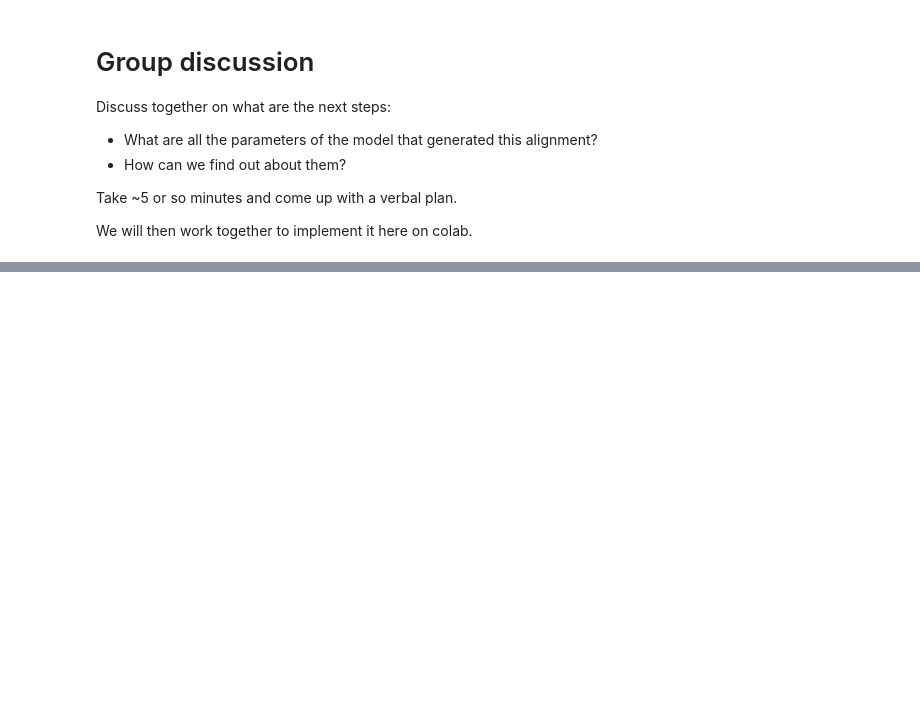
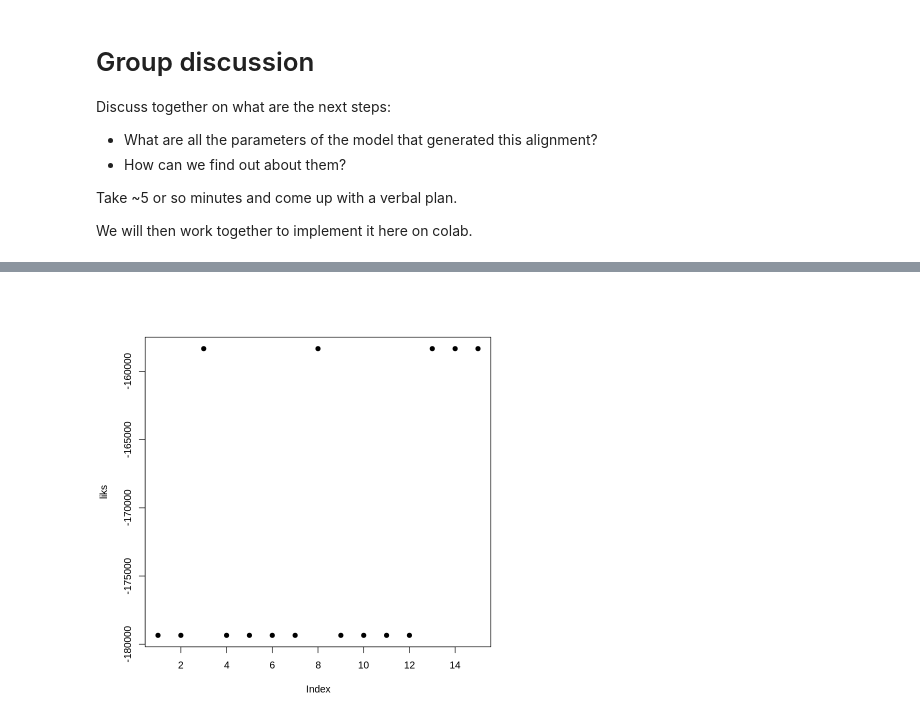
Before and after one commit to kostkalab/mol-evol_notebooks, a Jupyter notebook: lecture_mol_evol_03_22_2023.ipynb, the cells around one changed output, grey strips where cells are left out. Cells and saved outputs as stored; diff of their text form; code cells hidden in the pictures; blank space fills up the shorter version.

```diff
--- a/lecture_mol_evol_03_22_2023.ipynb
+++ b/lecture_mol_evol_03_22_2023.ipynb
@@ -51,0 +94,9 @@ We will then work together to implement it here on colab.
+# %%
+#- for more examples than 4 species
+nt <- sapply(1:15, howmanytrees, labeled = TRUE, rooted = TRUE)
+sapply(nt, function(x) cat(paste0(format(x,digits=16),'\n')))
+
+for(i in 2:15){
+  cat(paste0(i,"\t| ",format(nt[i],digits=16, big.mark=","),'\n'))
+
+}
@@ -51,0 +154,10 @@ We will then work together to implement it here on colab.
+# %%
+library(rphast)
+#- For each topology, fit a model to the tree
+mods <- lapply( seq_len( all_trees |> length()),
+                function(i){
+                  #- write tree into newick format
+                  mtree <- ape::write.tree(all_trees[[i]])
+                  #- fit REV model with maximum likelihood
+                  phyloFit(msa,tree = mtree)
+                })
@@ -51,0 +184,7 @@ We will then work together to implement it here on colab.
+# %%
+
+#- plot likelihoods
+liks <- lapply(mods, function(x) x$likelihood) |> unlist()
+plot(liks,pch=19)
+# %% [output]
+[figure, added]
```
Also changed, not shown: parts of 8 cells of this notebook.
